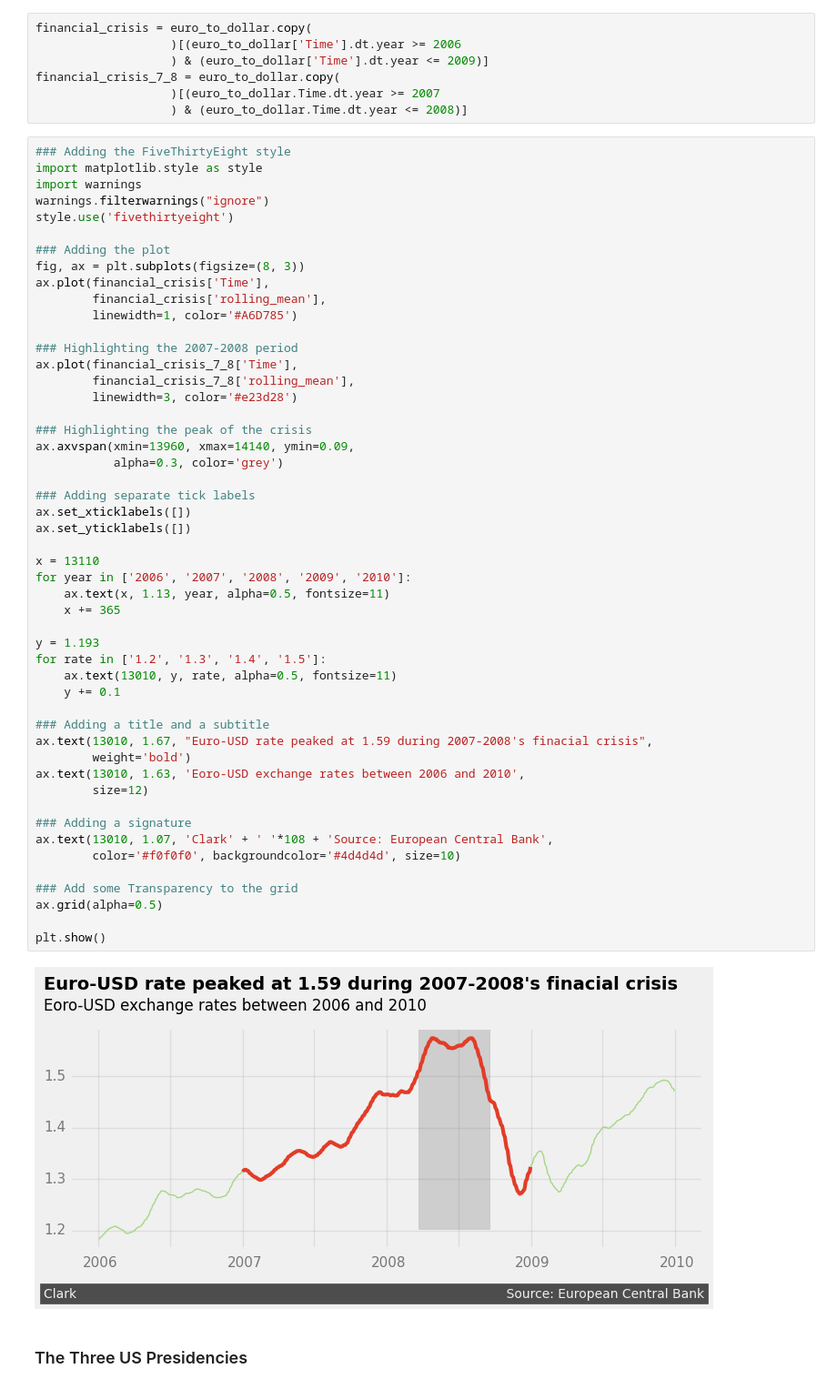
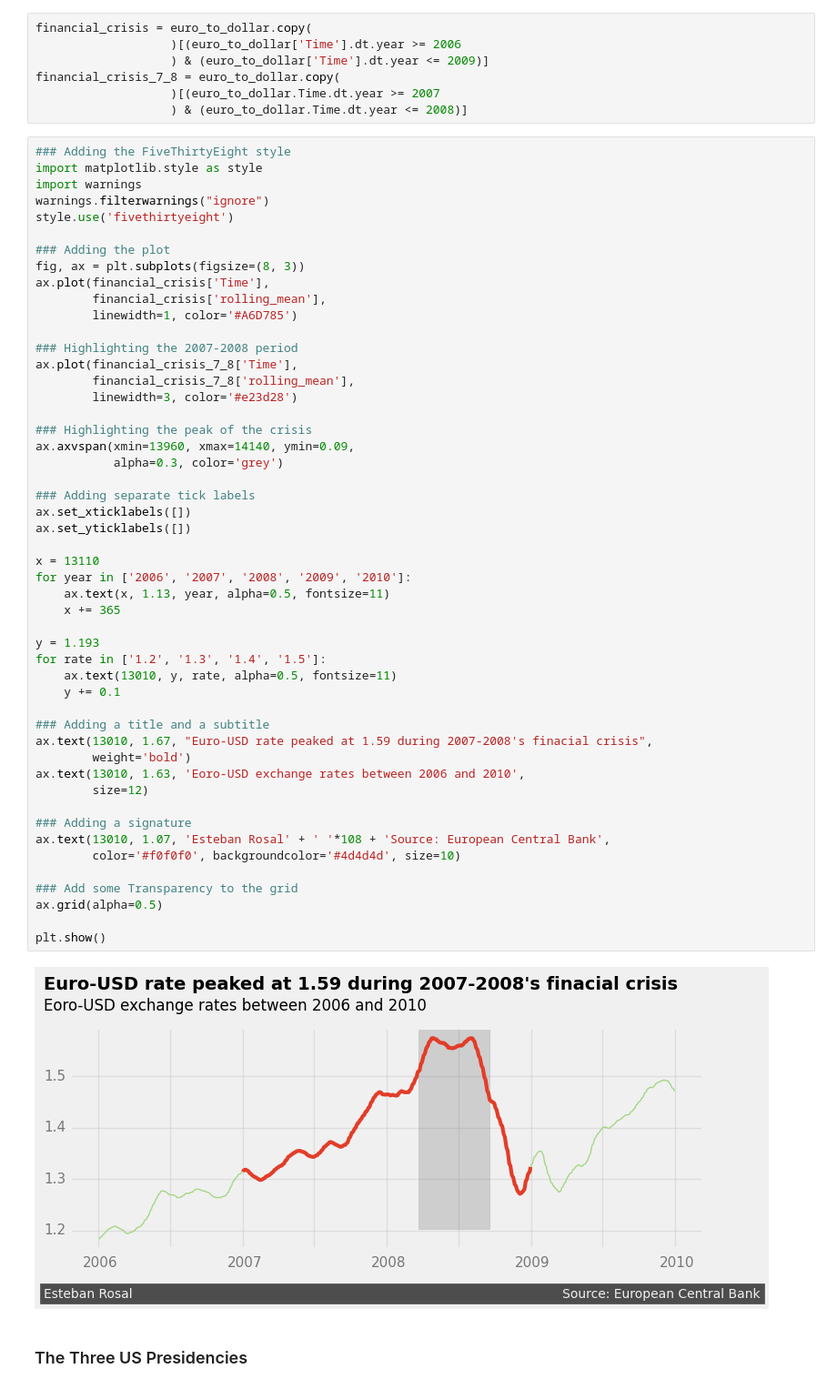
Before and after one commit to errosal/errosal.github.io, a Jupyter notebook: Python/Exchange_Rates/Exchange_Rates.ipynb, the cells around one changed output. Shown at 91% size. Drawn from its saved outputs; the diff is of its cells as text.

```diff
--- a/Python/Exchange_Rates/Exchange_Rates.ipynb
+++ b/Python/Exchange_Rates/Exchange_Rates.ipynb
@@ -201,35 +201,35 @@ ax.axvspan(xmin=13960, xmax=14140, ymin=0.09,
            alpha=0.3, color='grey')
 
 ### Adding separate tick labels
 ax.set_xticklabels([])
 ax.set_yticklabels([])
 
 x = 13110
 for year in ['2006', '2007', '2008', '2009', '2010']:
     ax.text(x, 1.13, year, alpha=0.5, fontsize=11)
     x += 365
 
 y = 1.193
 for rate in ['1.2', '1.3', '1.4', '1.5']:
     ax.text(13010, y, rate, alpha=0.5, fontsize=11)
     y += 0.1
 
 ### Adding a title and a subtitle
 ax.text(13010, 1.67, "Euro-USD rate peaked at 1.59 during 2007-2008's finacial crisis",
         weight='bold')
 ax.text(13010, 1.63, 'Eoro-USD exchange rates between 2006 and 2010',
         size=12)
 
 ### Adding a signature
-ax.text(13010, 1.07, 'Clark' + ' '*108 + 'Source: European Central Bank',
+ax.text(13010, 1.07, 'Esteban Rosal' + ' '*108 + 'Source: European Central Bank',
         color='#f0f0f0', backgroundcolor='#4d4d4d', size=10)
 
 ### Add some Transparency to the grid
 ax.grid(alpha=0.5)
 
 plt.show()
 # %% [output]
-[figure, old version]
+[figure, new version]
 # %% [markdown]
 ### The Three US Presidencies
 # %%
```
Also changed, not shown: parts of 3 cells of this notebook, 1 other file.
